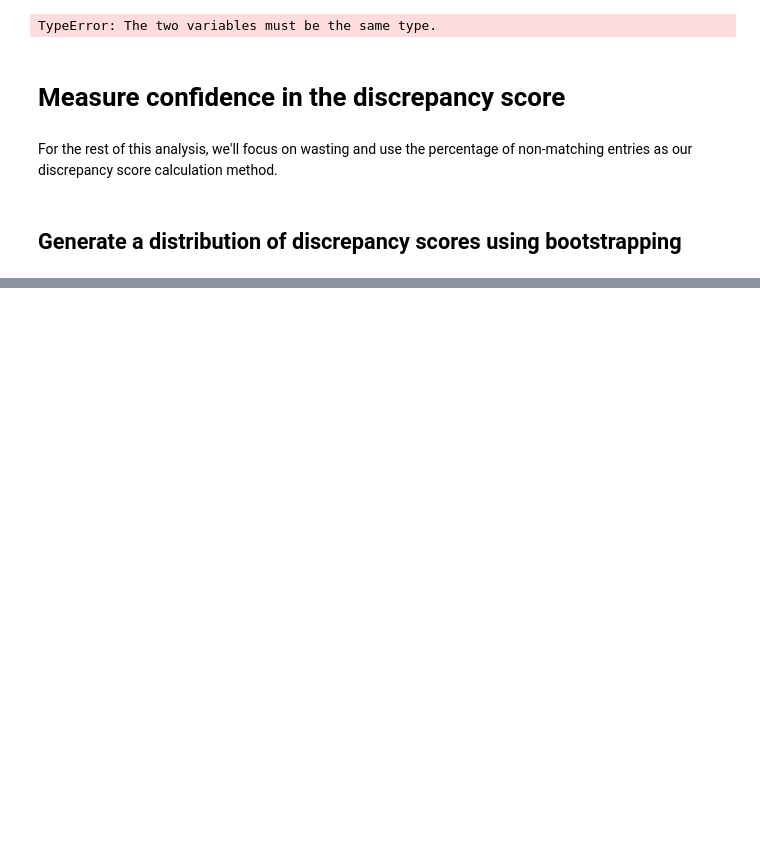
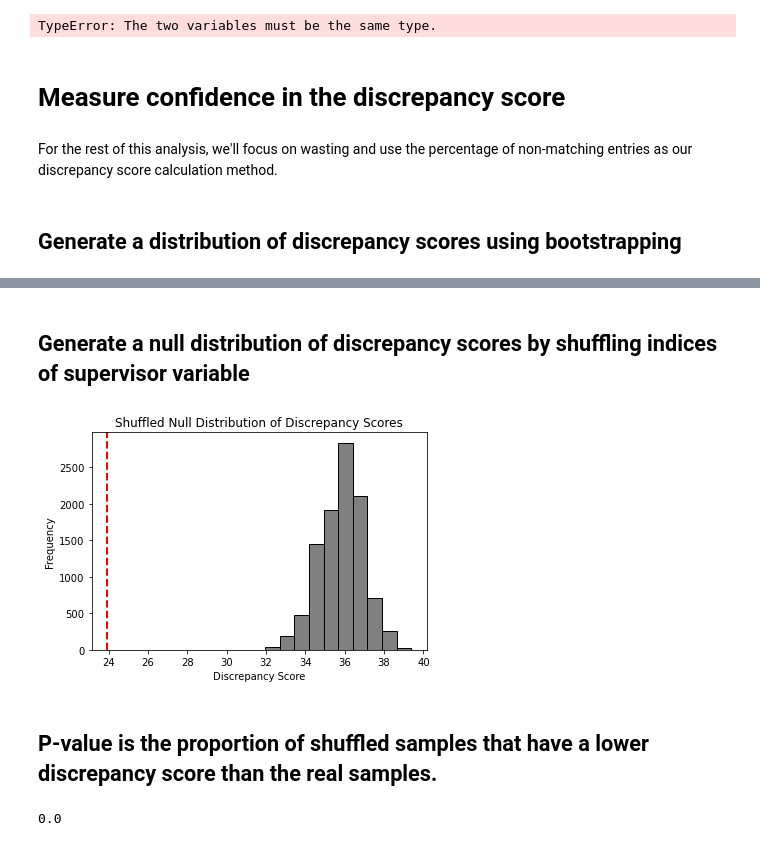
Before and after one commit to amrita112/DiscSim-old, a Jupyter notebook: Sample EDC data analysis.ipynb, the cells around one changed output, grey strips where cells are left out. Saved outputs shown, nothing was run; the diff lists cells and outputs as text; code cells hidden in the pictures; blank space fills up the shorter version.

```diff
--- a/Sample EDC data analysis.ipynb
+++ b/Sample EDC data analysis.ipynb
@@ -265,0 +284,15 @@ discrepancy_scores = disc_score.bootstrap_distribution(data.wasting_aww, data.wa
+# %% [markdown]
+## Generate a null distribution of discrepancy scores by shuffling indices of supervisor variable
+# %%
+discrepancy_scores = disc_score.shuffle_distribution(data.wasting_aww, data.wasting_ss, "percent_non_match", n_iterations = 10000)
+# %% [output]
+[figure, added]
+# %% [markdown]
+## P-value is the proportion of shuffled samples that have a lower discrepancy score than the real samples.
+# %%
+real_discrepancy_score = disc_score.discrepancy_score(data.wasting_aww, data.wasting_ss, "percent_non_match")
+
+p_val = disc_score.p_value(discrepancy_scores, real_discrepancy_score)
+print(p_val)
+# %% [output]
+0.0
```
Also changed, not shown: parts of 10 cells of this notebook, 1 other file.
